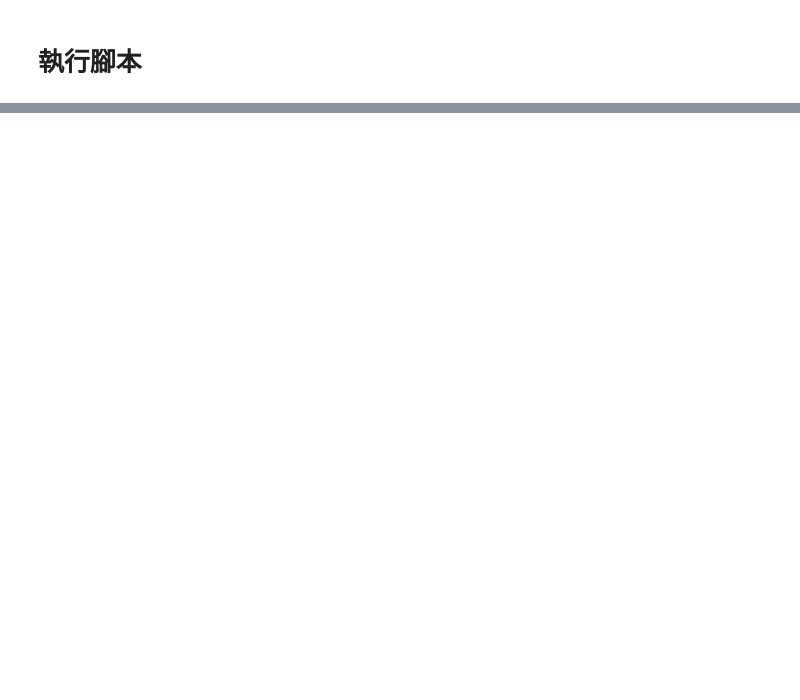
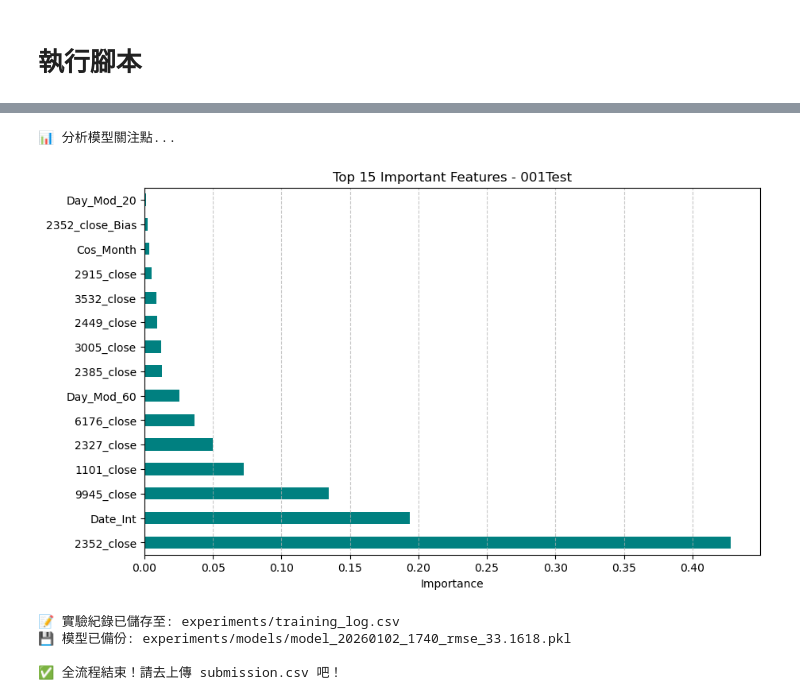
Before and after one commit to Aliceyuwei/stock-prediction-project, a Jupyter notebook: main.ipynb, the cells around one changed output, grey strips where cells are left out. Cells and saved outputs as stored; diff of their text form; code cells hidden in the pictures; blank space fills up the shorter version.

```diff
--- a/main.ipynb
+++ b/main.ipynb
@@ -95,0 +101,15 @@ print(df_features.sample(3).to_string()) # to_string() 可以避免 jupyter 顯
+# %%
+# ==========================================
+# 3. 模型訓練與預測 (Training & Prediction)
+# ==========================================
+
+# 執行訓練 (同時會產出 submission.csv)
+# 注意：確保 model_train.py 有 return model, score
+model, score = model_train.train_and_predict(
+    df_features,
+    submission_file=PATH_SUBMISSION_SAMPLE
+)
+
+print("-" * 30)
+print(f"🏆 本次驗證分數 (RMSE): {score:.4f}")
+print("-" * 30)
@@ -95,0 +130,65 @@ print(df_features.sample(3).to_string()) # to_string() 可以避免 jupyter 顯
+# %%
+# ==========================================
+# 4. 特徵重要性分析 (Feature Analysis)
+# ==========================================
+print("📊 分析模型關注點...")
+
+try:
+    # 處理集成模型 (List) 或 單一模型
+    target_model = model[0] if isinstance(model, list) else model
+
+    if hasattr(target_model, 'feature_importances_'):
+        # 排除非特徵欄位
+        cols_to_drop = ['date', '0056_close_y']
+        features = df_features.drop(columns=[c for c in cols_to_drop if c in df_features.columns])
+
+        # 繪圖
+        feat_importances = pd.Series(target_model.feature_importances_, index=features.columns)
+
+        plt.figure(figsize=(10, 6))
+        feat_importances.nlargest(15).plot(kind='barh', color='#008080') # 專業的藍綠色
+        plt.title(f'Top 15 Important Features - {EXPERIMENT_NOTE}')
+        plt.xlabel('Importance')
+        plt.grid(axis='x', linestyle='--', alpha=0.7)
+        plt.show()
+    else:
+        print("⚠️ 此模型不支援 feature_importances_ 屬性")
+except Exception as e:
+    print(f"❌ 無法繪圖: {e}")
+# %% [output]
+📊 分析模型關注點...
+[figure, added]
+# %%
+# ==========================================
+# 5. 實驗歸檔 (Logging & Saving)
+# ==========================================
+
+# --- A. 寫入實驗紀錄表 (CSV) ---
+logger = ExperimentLogger(log_file=PATH_LOG_FILE)
+feature_list = df_features.drop(['date', '0056_close_y'], axis=1, errors='ignore').columns.tolist()
+final_note = f"{EXPERIMENT_NOTE} | 結果分數: {score:.4f}"
+
+logger.log(
+    score=score,
+    model_name=MODEL_NAME,
+    features=feature_list,
+    note=final_note
+)
+
+# --- B. 儲存模型實體 (Pickle) ---
+# 確保資料夾存在
+os.makedirs(PATH_MODEL_DIR, exist_ok=True)
+
+# 產生檔名：時間_分數.pkl
+timestamp = datetime.now().strftime('%Y%m%d_%H%M')
+filename = f"{PATH_MODEL_DIR}/model_{timestamp}_rmse_{score:.4f}.pkl"
+
+joblib.dump(model, filename)
+
+print(f"💾 模型已備份: {filename}")
+print("\n✅ 全流程結束！請去上傳 submission.csv 吧！")
+# %% [output]
+📝 實驗紀錄已儲存至: experiments/training_log.csv
+💾 模型已備份: experiments/models/model_20260102_1740_rmse_33.1618.pkl
+
+✅ 全流程結束！請去上傳 submission.csv 吧！
```
Also changed, not shown: parts of 6 cells of this notebook, 10 other files.
